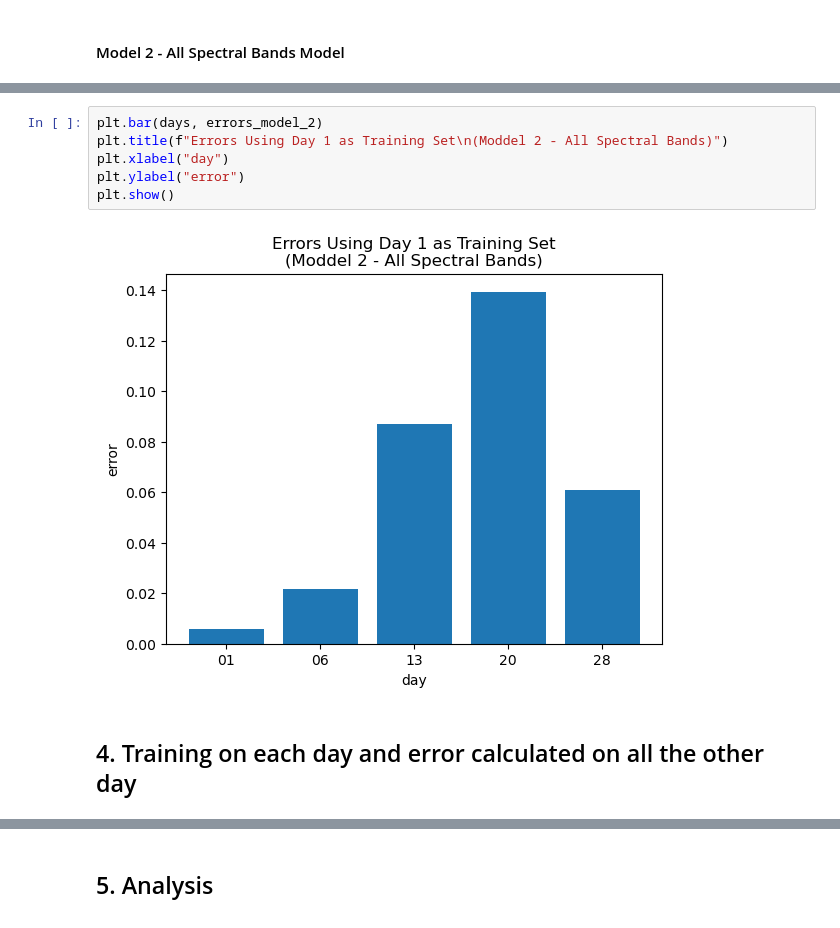
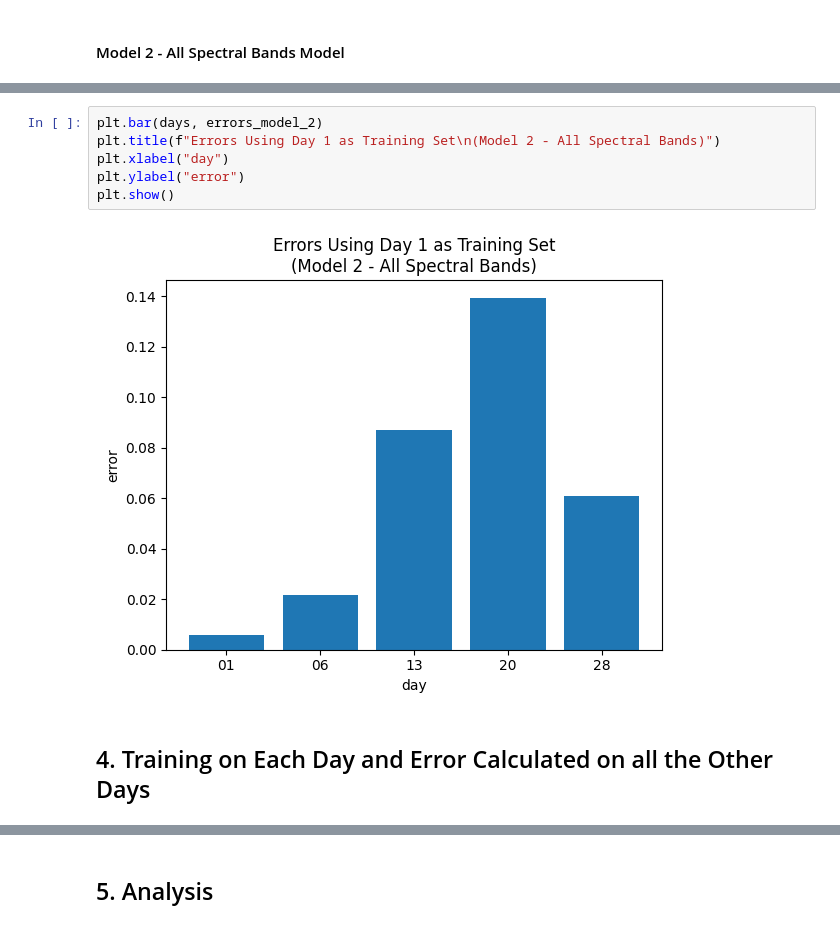
Before and after one commit to KeremOzemre/Salami, a Jupyter notebook: salami_exercise.ipynb, the cells around one changed output, grey strips where cells are left out. Saved outputs shown, nothing was run; the diff lists cells and outputs as text.

```diff
--- a/salami_exercise.ipynb
+++ b/salami_exercise.ipynb
@@ -235,13 +247,13 @@ for day in days:
 # %%
 plt.bar(days, errors_model_2)
-plt.title(f"Errors Using Day 1 as Training Set\n(Moddel 2 - All Spectral Bands)")
+plt.title(f"Errors Using Day 1 as Training Set\n(Model 2 - All Spectral Bands)")
 plt.xlabel("day")
 plt.ylabel("error")
 plt.show()
 # %% [output]
-[figure, old version]
+[figure, new version]
 # %% [markdown]
-## 4. Training on each day and error calculated on all the other day
+## 4. Training on Each Day and Error Calculated on all the Other Days
 # %%
 error_rates = {}
 confusion_matrices = {}
```
Also changed, not shown: parts of 21 cells of this notebook.
